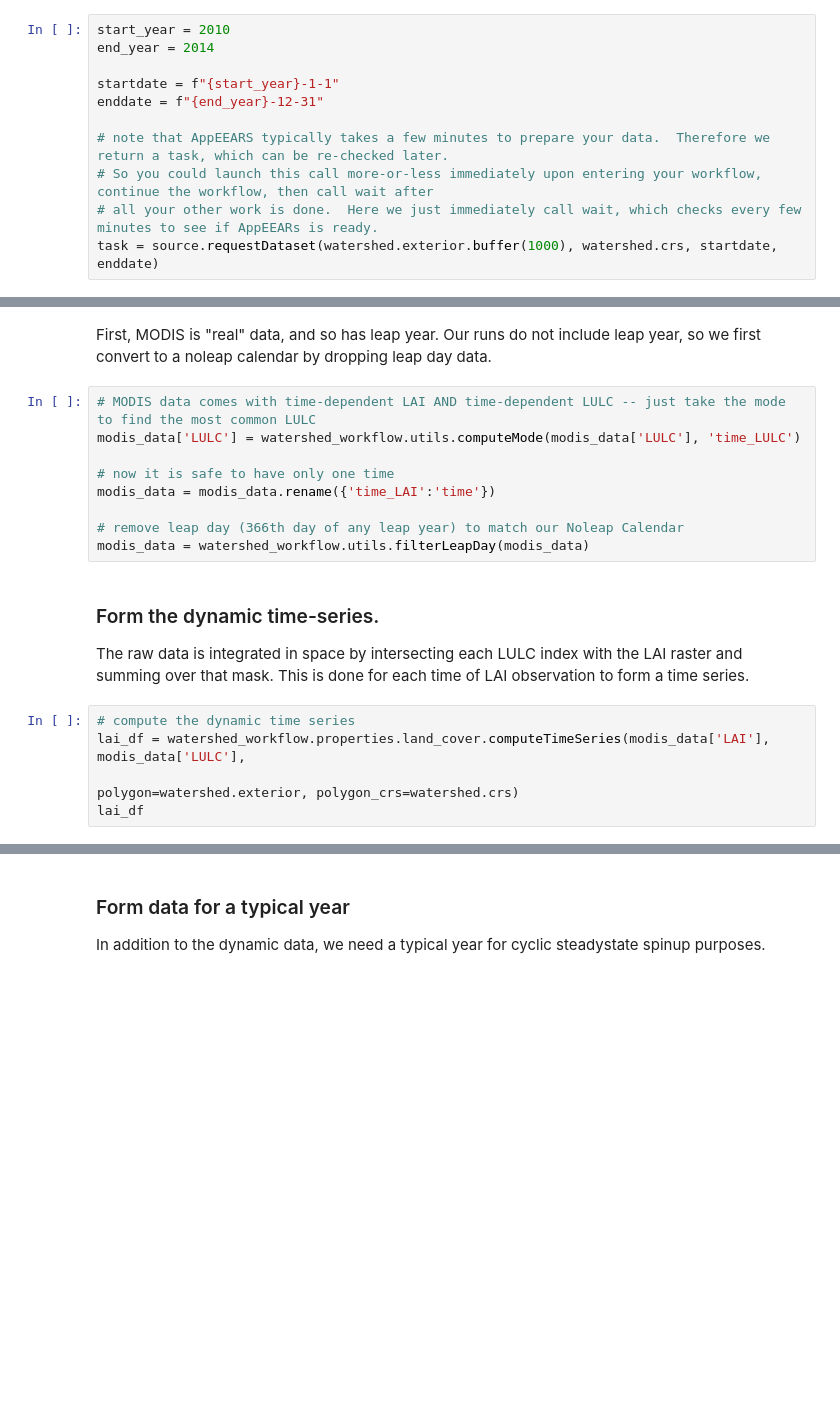
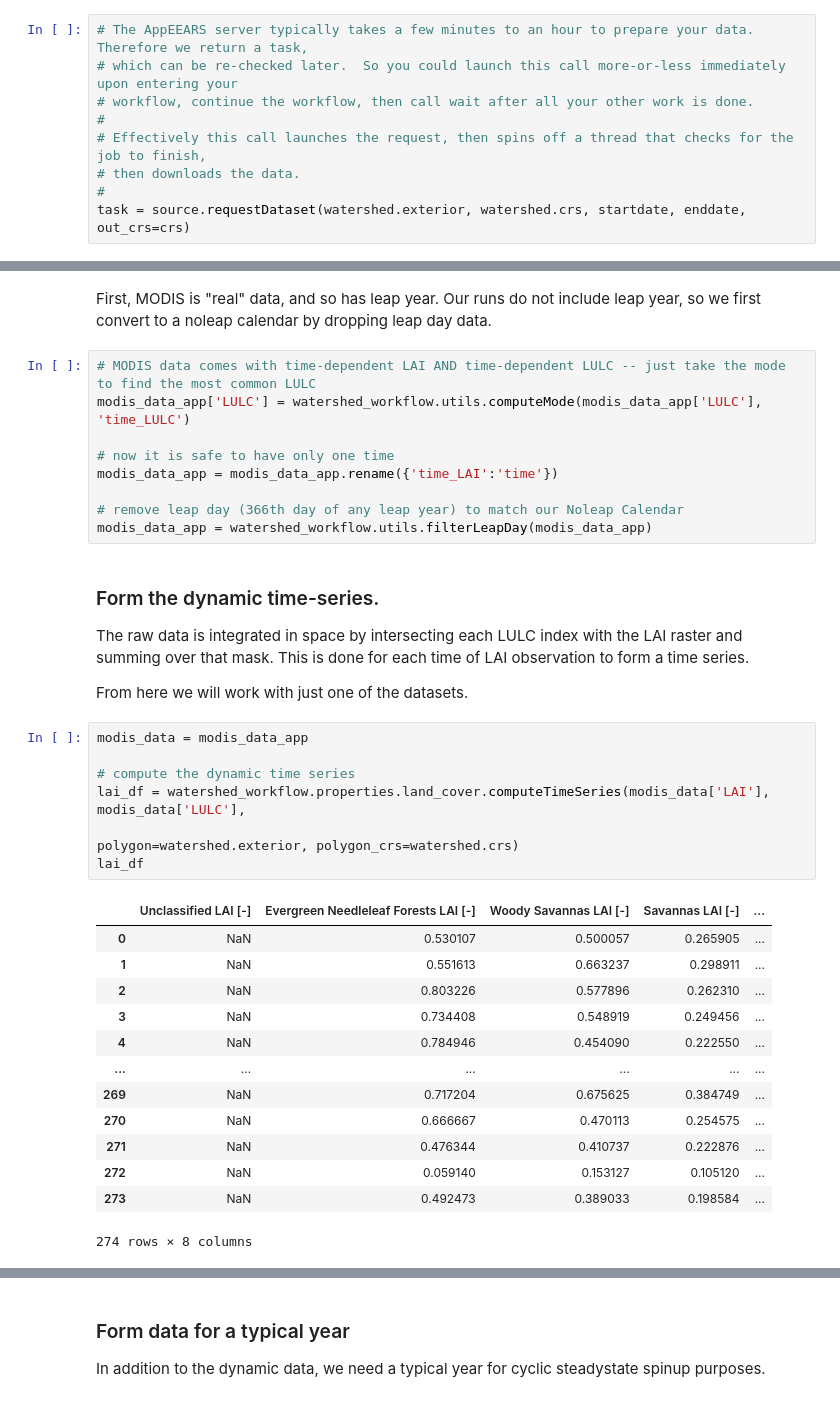
Before and after one commit to environmental-modeling-workflows/watershed-workflow, a Jupyter notebook: examples/get_MODIS_LAI.ipynb, the cells around one changed output, grey strips where cells are left out. Saved outputs shown, nothing was run; the diff lists cells and outputs as text; blank space fills up the shorter version.

```diff
--- a/examples/get_MODIS_LAI.ipynb
+++ b/examples/get_MODIS_LAI.ipynb
@@ -49,14 +61,12 @@ print(bounds[2] - bounds[0], bounds[3] - bounds[1])
 # %%
 source = watershed_workflow.sources.ManagerMODISAppEEARS()
 # %%
-start_year = 2010
-end_year = 2014
-
-startdate = f"{start_year}-1-1"
-enddate = f"{end_year}-12-31"
-
-# note that AppEEARS typically takes a few minutes to prepare your data.  Therefore we return a task, which can be re-checked later.
-# So you could launch this call more-or-less immediately upon entering your workflow, continue the workflow, then call wait after
-# all your other work is done.  Here we just immediately call wait, which checks every few minutes to see if AppEEARs is ready.
-task = source.requestDataset(watershed.exterior.buffer(1000), watershed.crs, startdate, enddate)
+# The AppEEARS server typically takes a few minutes to an hour to prepare your data. Therefore we return a task,
+# which can be re-checked later.  So you could launch this call more-or-less immediately upon entering your
+# workflow, continue the workflow, then call wait after all your other work is done.
+#
+# Effectively this call launches the request, then spins off a thread that checks for the job to finish,
+# then downloads the data.
+#
+task = source.requestDataset(watershed.exterior, watershed.crs, startdate, enddate, out_crs=crs)
 # %% [output]
@@ -108,22 +236,40 @@ modis_data = data
 First, MODIS is "real" data, and so has leap year.  Our runs do not include leap year, so we first convert to a noleap calendar by dropping leap day data.
 # %%
 # MODIS data comes with time-dependent LAI AND time-dependent LULC -- just take the mode to find the most common LULC
-modis_data['LULC'] = watershed_workflow.utils.computeMode(modis_data['LULC'], 'time_LULC')
+modis_data_app['LULC'] = watershed_workflow.utils.computeMode(modis_data_app['LULC'], 'time_LULC')
 
 # now it is safe to have only one time
-modis_data = modis_data.rename({'time_LAI':'time'})
+modis_data_app = modis_data_app.rename({'time_LAI':'time'})
 
 # remove leap day (366th day of any leap year) to match our Noleap Calendar
-modis_data = watershed_workflow.utils.filterLeapDay(modis_data)
+modis_data_app = watershed_workflow.utils.filterLeapDay(modis_data_app)
 # %% [markdown]
 ### Form the dynamic time-series.
 
 The raw data is integrated in space by intersecting each LULC index with the LAI raster and summing over that mask.  This is done for each time of LAI observation to form a time series.
+
+From here we will work with just one of the datasets.
 # %%
+modis_data = modis_data_app
+
 # compute the dynamic time series
 lai_df = watershed_workflow.properties.land_cover.computeTimeSeries(modis_data['LAI'], modis_data['LULC'],
                                                                       polygon=watershed.exterior, polygon_crs=watershed.crs)
 lai_df
+# %% [output]
+|  | Unclassified LAI [-] | Evergreen Needleleaf Forests LAI [-] | Woody Savannas LAI [-] | Savannas LAI [-] | ... |
+| 0 | NaN | 0.530107 | 0.500057 | 0.265905 | ... |
+| 1 | NaN | 0.551613 | 0.663237 | 0.298911 | ... |
+| 2 | NaN | 0.803226 | 0.577896 | 0.262310 | ... |
+| 3 | NaN | 0.734408 | 0.548919 | 0.249456 | ... |
+| 4 | NaN | 0.784946 | 0.454090 | 0.222550 | ... |
+| ... | ... | ... | ... | ... | ... |
+| 269 | NaN | 0.717204 | 0.675625 | 0.384749 | ... |
+| 270 | NaN | 0.666667 | 0.470113 | 0.254575 | ... |
+| 271 | NaN | 0.476344 | 0.410737 | 0.222876 | ... |
+| 272 | NaN | 0.059140 | 0.153127 | 0.105120 | ... |
+| 273 | NaN | 0.492473 | 0.389033 | 0.198584 | ... |
+274 rows × 8 columns
 # %%
 # plot the dynamic data
 fig = plt.figure()
```
Also changed, not shown: parts of 27 cells of this notebook, 2 other files.
